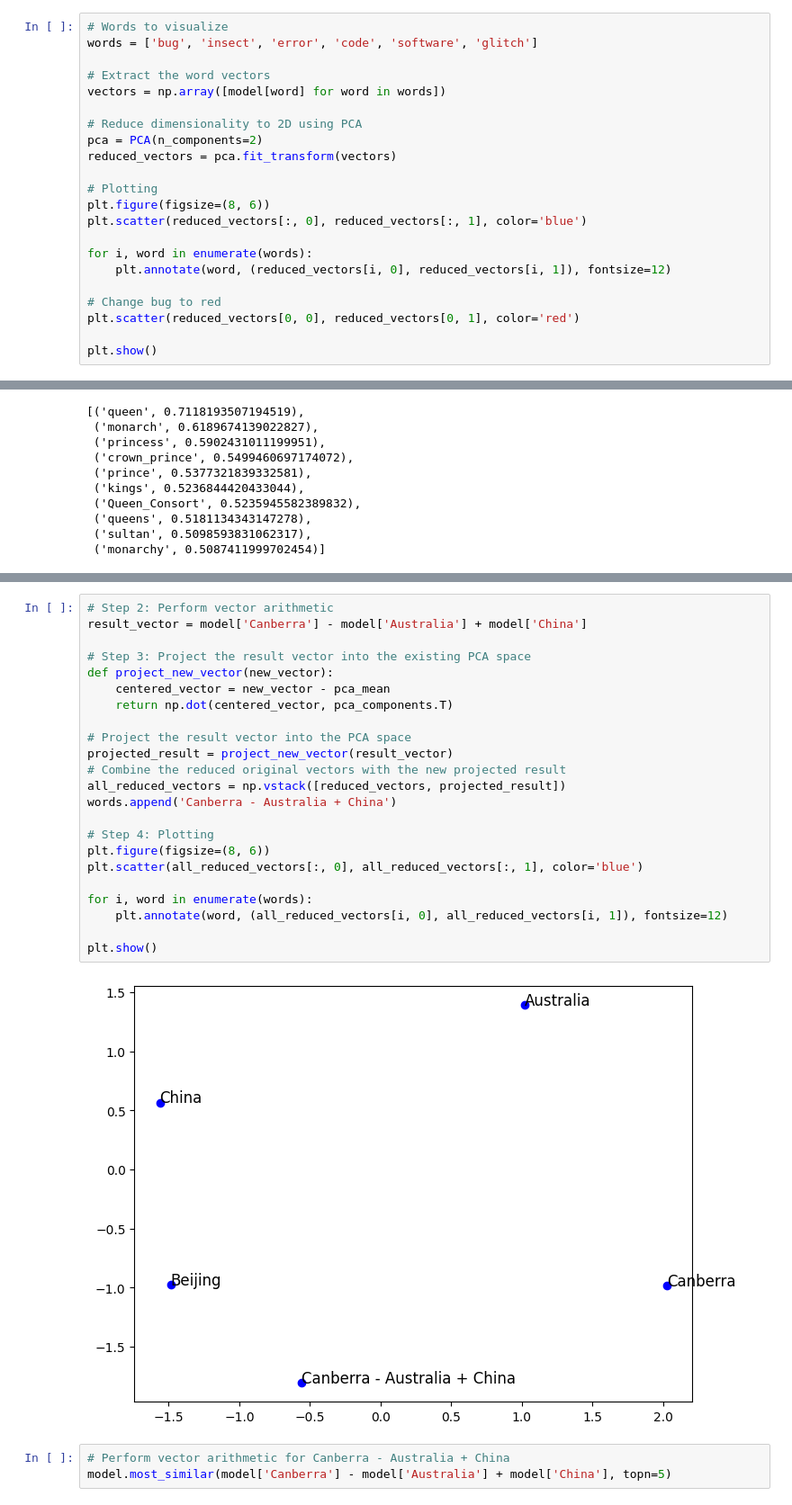
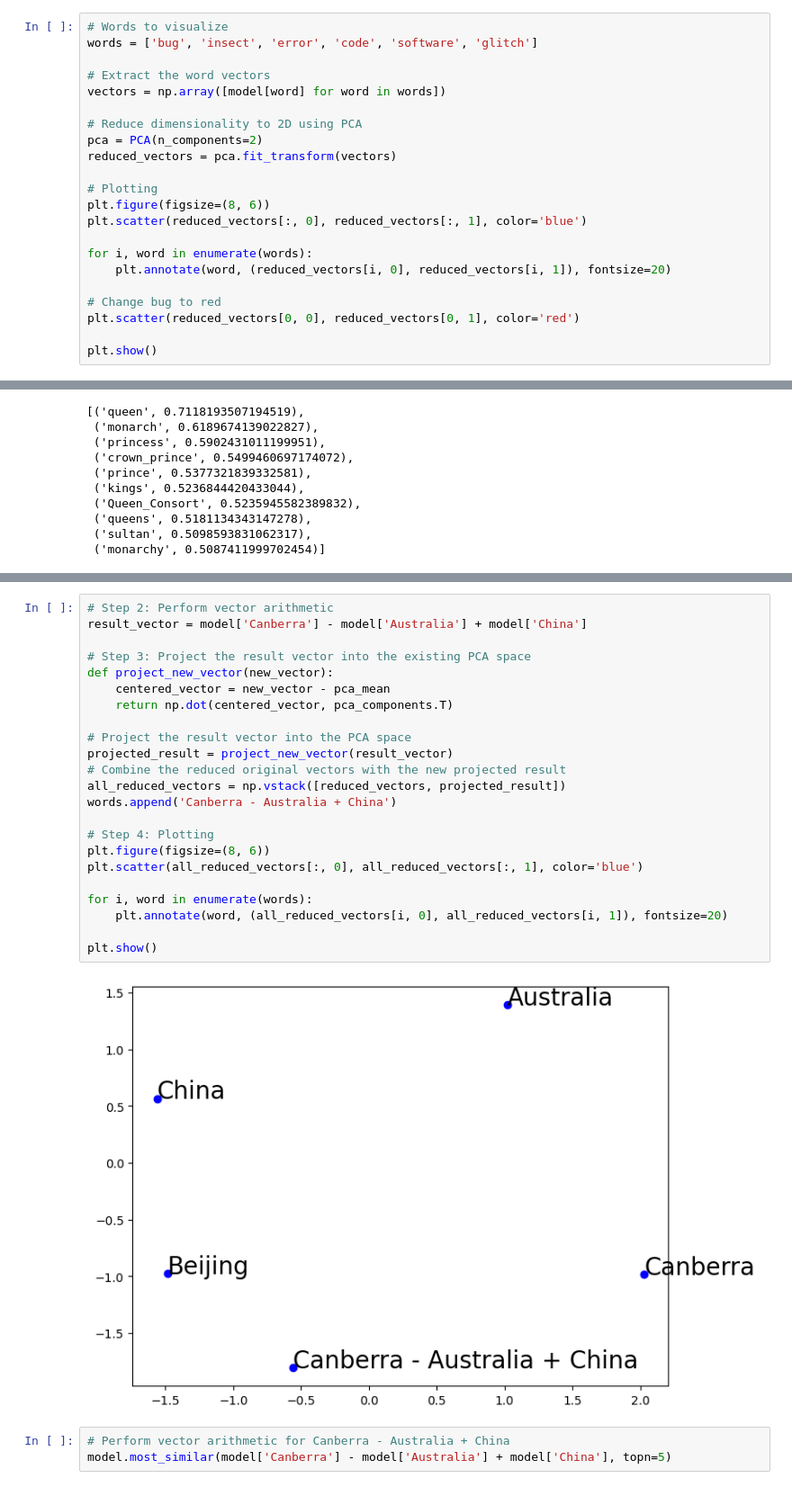
Before and after one commit to lbluett/PyCon-2024, a Jupyter notebook: code/Embeddings Presentation Demo.ipynb, the cells around one changed output, grey strips where cells are left out. Shown at 90% size. Drawn from its saved outputs; the diff is of its cells as text.

```diff
--- a/code/Embeddings Presentation Demo.ipynb
+++ b/code/Embeddings Presentation Demo.ipynb
@@ -24,7 +28,7 @@ plt.figure(figsize=(8, 6))
 plt.scatter(reduced_vectors[:, 0], reduced_vectors[:, 1], color='blue')
 
 for i, word in enumerate(words):
-    plt.annotate(word, (reduced_vectors[i, 0], reduced_vectors[i, 1]), fontsize=12)
+    plt.annotate(word, (reduced_vectors[i, 0], reduced_vectors[i, 1]), fontsize=20)
 
 # Change bug to red
 plt.scatter(reduced_vectors[0, 0], reduced_vectors[0, 1], color='red')
@@ -133,28 +121,28 @@ array([[ 1.0215111 ,  1.3899608 ],
 # %%
 # Step 2: Perform vector arithmetic
 result_vector = model['Canberra'] - model['Australia'] + model['China']
 
 # Step 3: Project the result vector into the existing PCA space
 def project_new_vector(new_vector):
     centered_vector = new_vector - pca_mean
     return np.dot(centered_vector, pca_components.T)
 
 # Project the result vector into the PCA space
 projected_result = project_new_vector(result_vector)
 # Combine the reduced original vectors with the new projected result
 all_reduced_vectors = np.vstack([reduced_vectors, projected_result])
 words.append('Canberra - Australia + China')
 
 # Step 4: Plotting
 plt.figure(figsize=(8, 6))
 plt.scatter(all_reduced_vectors[:, 0], all_reduced_vectors[:, 1], color='blue')
 
 for i, word in enumerate(words):
-    plt.annotate(word, (all_reduced_vectors[i, 0], all_reduced_vectors[i, 1]), fontsize=12)
+    plt.annotate(word, (all_reduced_vectors[i, 0], all_reduced_vectors[i, 1]), fontsize=20)
 
 plt.show()
 # %% [output]
-[figure, old version]
+[figure, new version]
 # %%
 # Perform vector arithmetic for Canberra - Australia + China
 model.most_similar(model['Canberra'] - model['Australia'] + model['China'], topn=5)
```
Also changed, not shown: parts of 7 cells of this notebook, 2 other files.
